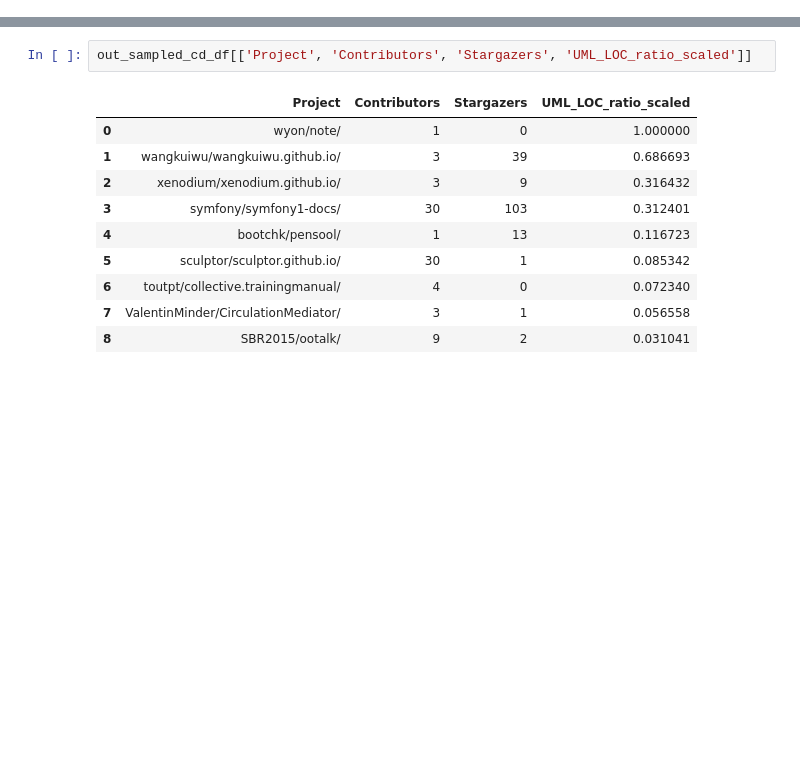
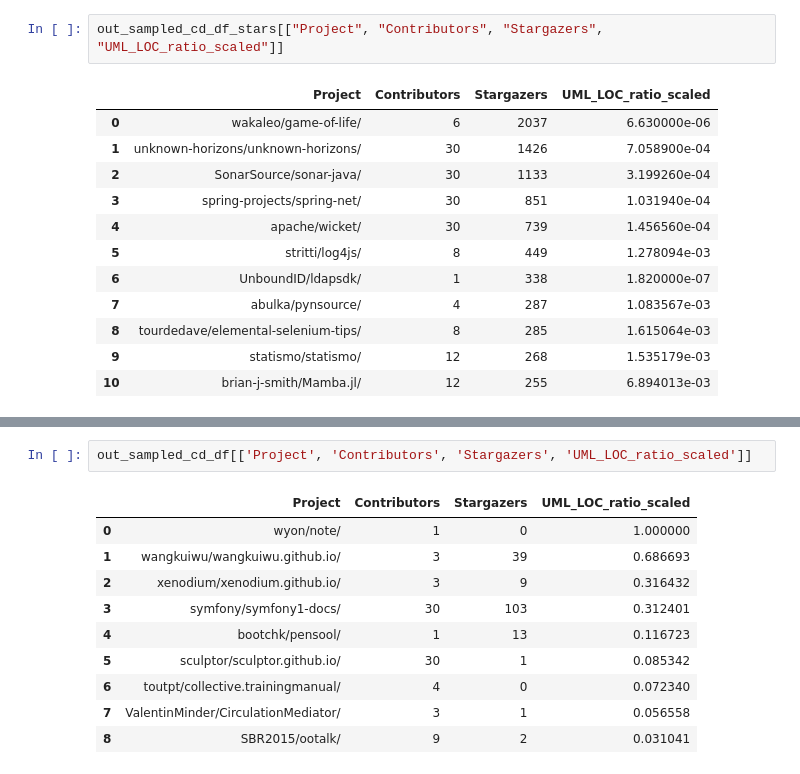
Before and after one commit to zakipauzi/uml_code_traceability, a Jupyter notebook: 3_extract_concepts.ipynb, the cells around one changed output, grey strips where cells are left out. Drawn from its saved outputs; the diff is of its cells as text; blank space fills up the shorter version.

```diff
--- a/3_extract_concepts.ipynb
+++ b/3_extract_concepts.ipynb
@@ -20,3 +38,18 @@ out_sampled_cd_df_umlloc
+# %%
+out_sampled_cd_df_stars[["Project", "Contributors", "Stargazers", "UML_LOC_ratio_scaled"]]
+# %% [output]
+|  | Project | Contributors | Stargazers | UML_LOC_ratio_scaled |
+| 0 | wakaleo/game-of-life/ | 6 | 2037 | 6.630000e-06 |
+| 1 | unknown-horizons/unknown-horizons/ | 30 | 1426 | 7.058900e-04 |
+| 2 | SonarSource/sonar-java/ | 30 | 1133 | 3.199260e-04 |
+| 3 | spring-projects/spring-net/ | 30 | 851 | 1.031940e-04 |
+| 4 | apache/wicket/ | 30 | 739 | 1.456560e-04 |
+| 5 | stritti/log4js/ | 8 | 449 | 1.278094e-03 |
+| 6 | UnboundID/ldapsdk/ | 1 | 338 | 1.820000e-07 |
+| 7 | abulka/pynsource/ | 4 | 287 | 1.083567e-03 |
+| 8 | tourdedave/elemental-selenium-tips/ | 8 | 285 | 1.615064e-03 |
+| 9 | statismo/statismo/ | 12 | 268 | 1.535179e-03 |
+| 10 | brian-j-smith/Mamba.jl/ | 12 | 255 | 6.894013e-03 |
 # %%
 # show the projects where there is an increased number of diagrams
 
```
Also changed, not shown: parts of 2 cells of this notebook, 6 other files.
